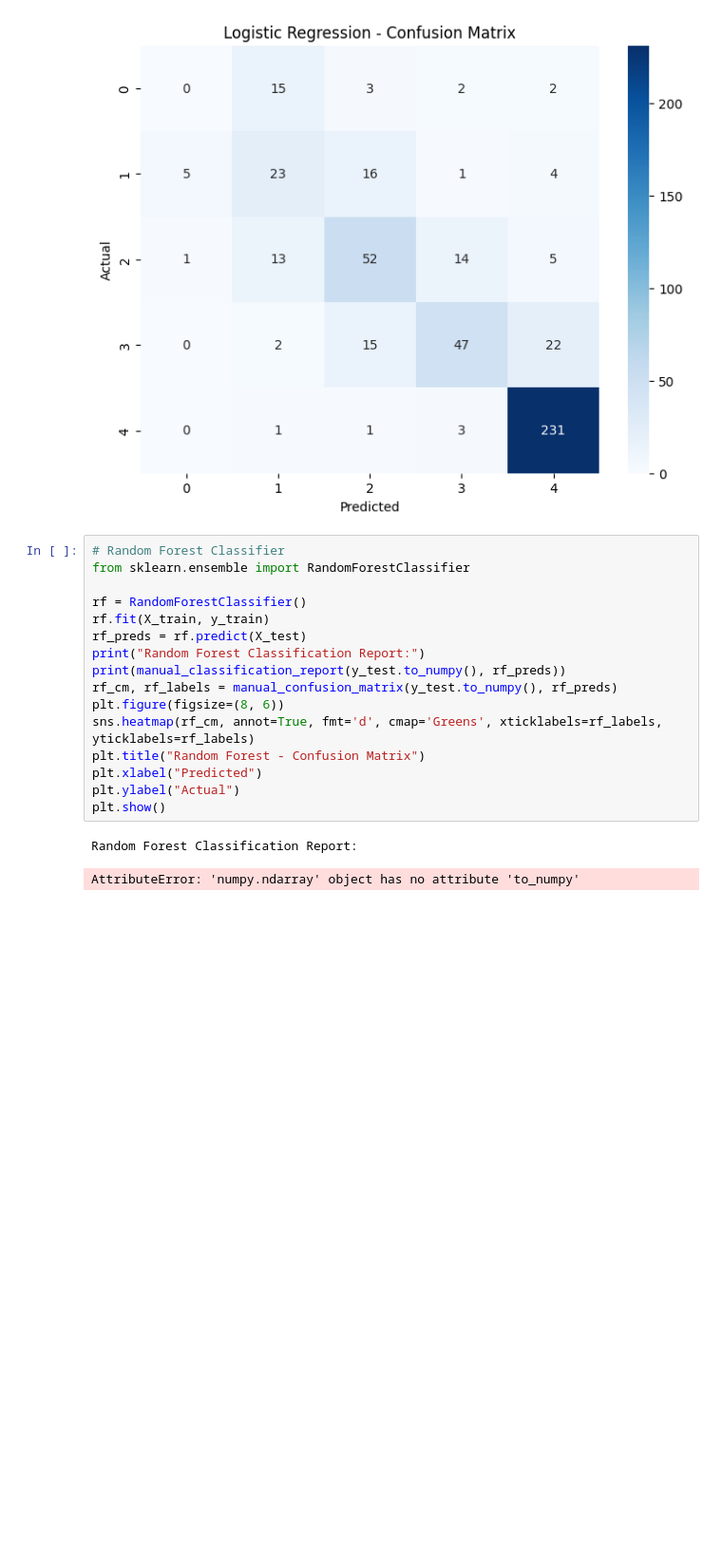
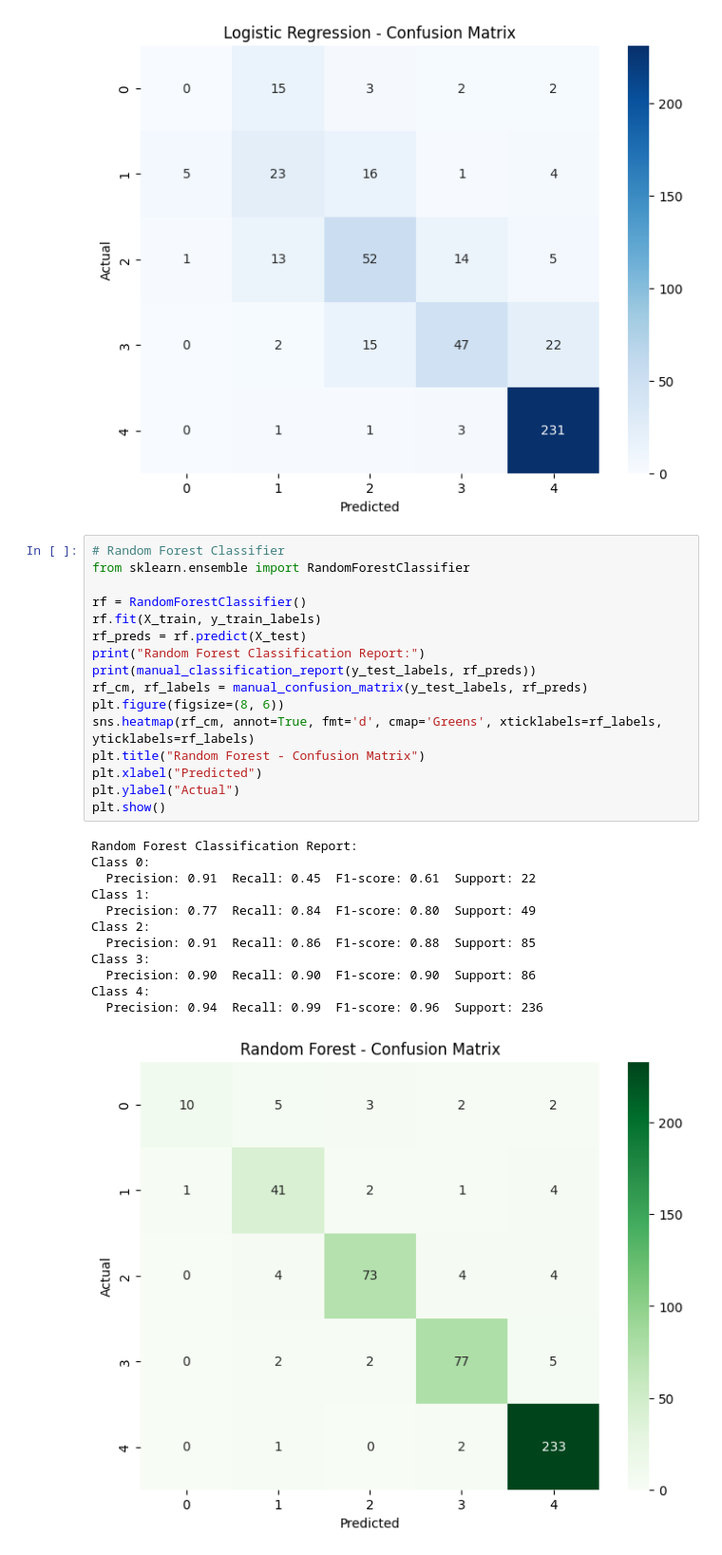
Before and after one commit to ZanB04/Guided-Project, a Jupyter notebook: notebooks/Data understanding.ipynb, the cells around one changed output. Shown at 95% size. Cells and saved outputs as stored; diff of their text form; blank space fills up the shorter version.

```diff
--- a/notebooks/Data understanding.ipynb
+++ b/notebooks/Data understanding.ipynb
@@ -242,22 +242,32 @@ Class 4:
 # %%
 # Random Forest Classifier
 from sklearn.ensemble import RandomForestClassifier
 
 rf = RandomForestClassifier()
-rf.fit(X_train, y_train)
+rf.fit(X_train, y_train_labels)
 rf_preds = rf.predict(X_test)
 print("Random Forest Classification Report:")
-print(manual_classification_report(y_test.to_numpy(), rf_preds))
-rf_cm, rf_labels = manual_confusion_matrix(y_test.to_numpy(), rf_preds)
+print(manual_classification_report(y_test_labels, rf_preds))
+rf_cm, rf_labels = manual_confusion_matrix(y_test_labels, rf_preds)
 plt.figure(figsize=(8, 6))
 sns.heatmap(rf_cm, annot=True, fmt='d', cmap='Greens', xticklabels=rf_labels, yticklabels=rf_labels)
 plt.title("Random Forest - Confusion Matrix")
 plt.xlabel("Predicted")
 plt.ylabel("Actual")
 plt.show()
 # %% [output]
 Random Forest Classification Report:
+Class 0:
+  Precision: 0.91  Recall: 0.45  F1-score: 0.61  Support: 22
+Class 1:
+  Precision: 0.77  Recall: 0.84  F1-score: 0.80  Support: 49
+Class 2:
+  Precision: 0.91  Recall: 0.86  F1-score: 0.88  Support: 85
+Class 3:
+  Precision: 0.90  Recall: 0.90  F1-score: 0.90  Support: 86
+Class 4:
+  Precision: 0.94  Recall: 0.99  F1-score: 0.96  Support: 236
-AttributeError: 'numpy.ndarray' object has no attribute 'to_numpy'
+[figure, added]
 # %%
 # XGBoost Classifier
 
```
Also changed, not shown: parts of 6 cells of this notebook, 1 other file.
